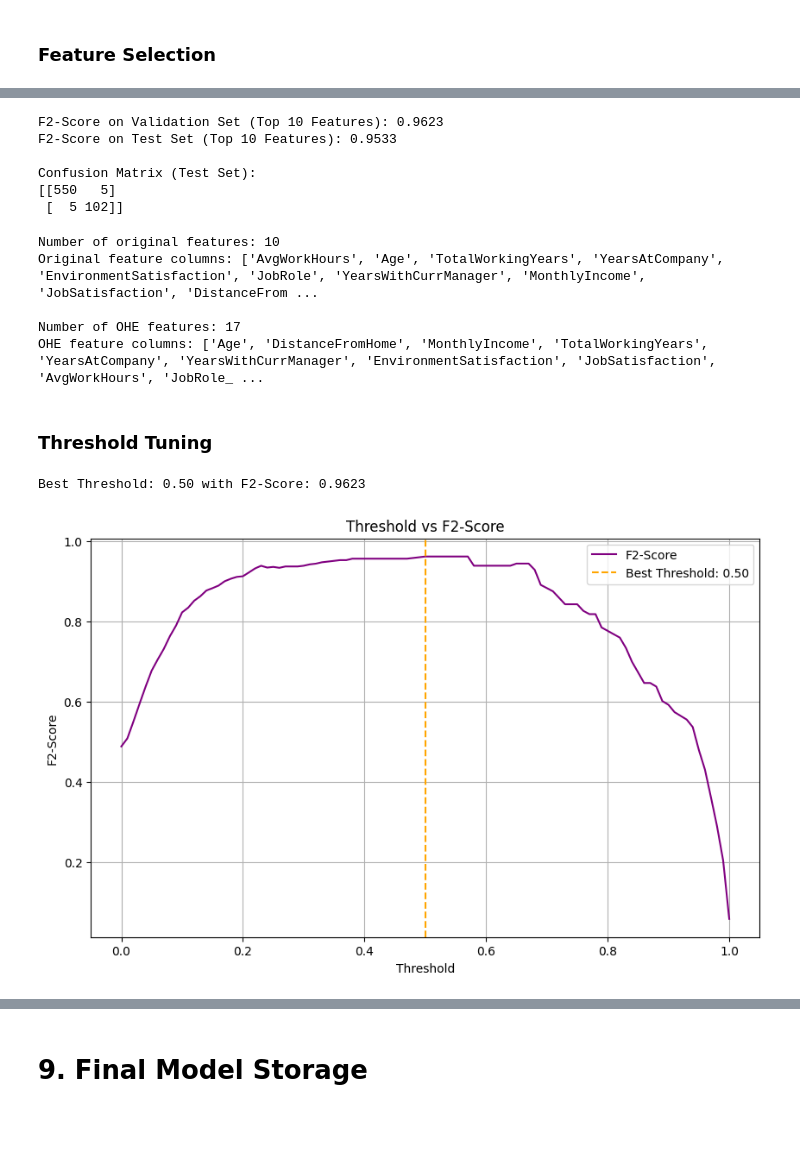
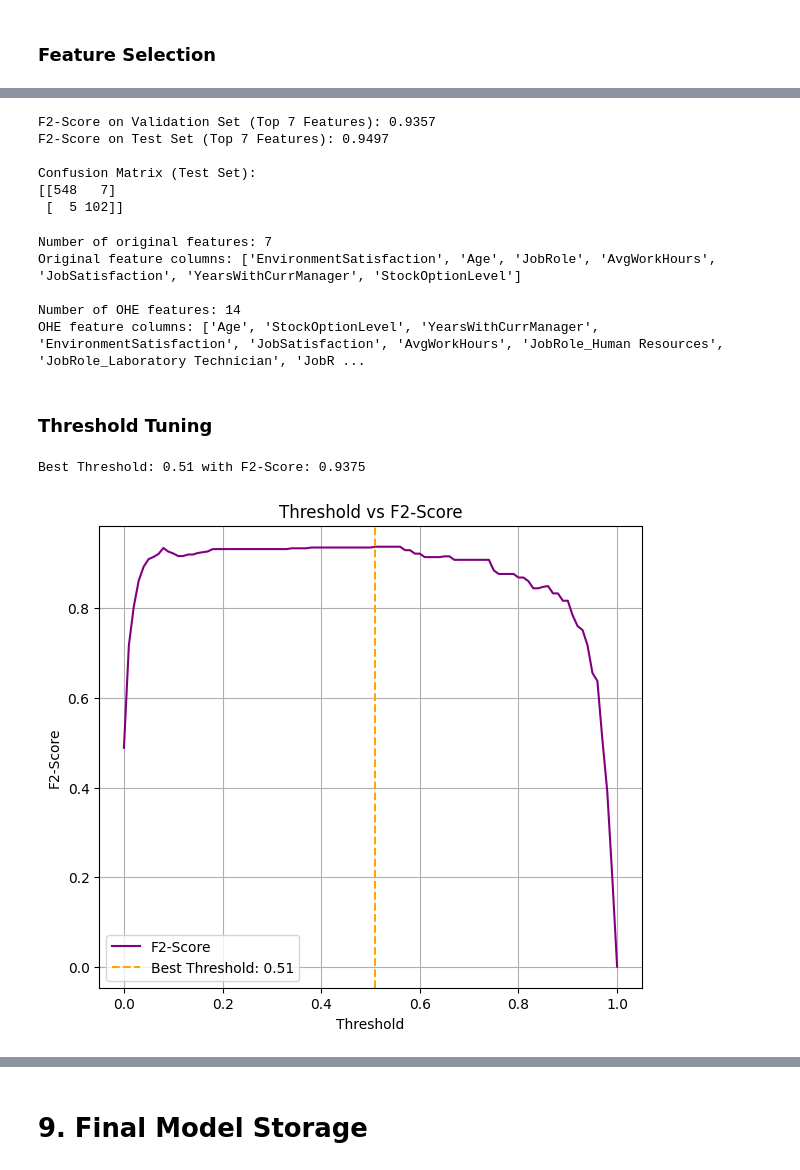
Before and after one commit to afsilmis/employee-attrition-prediction, a Jupyter notebook: notebooks/03_experiments_and_tuning.ipynb, the cells around one changed output, grey strips where cells are left out. Cells and saved outputs as stored; diff of their text form; code cells hidden in the pictures; blank space fills up the shorter version.

```diff
--- a/notebooks/03_experiments_and_tuning.ipynb
+++ b/notebooks/03_experiments_and_tuning.ipynb
@@ -1592,7 +1327,7 @@ feature_map['original_feature'] = feature_map['feature'].apply(
 )
 
 # Get feature importances from the model
-feature_map['importance'] = rf_model.feature_importances_
+feature_map['importance'] = cb_model.feature_importances_
 
 # Aggregate importance per original feature
 agg_importance = feature_map.groupby('original_feature')['importance'].sum().sort_values()
@@ -1613,7 +1348,7 @@ for i in range(len(original_features_ordered)):
     y_val_sel = y_val
 
     # Train and evaluate
-    model = RandomForestClassifier(**best_params, random_state=42)
+    model = CatBoostClassifier(**best_params, random_state=42)
     model.fit(X_train_sel, y_train)
     y_pred = model.predict(X_val_sel)
     f2 = fbeta_score(y_val_sel, y_pred, beta=2, zero_division=0)
@@ -1647,95 +1372,95 @@ plt.show()
 # %%
-# Get the 10 most important original features
-top_10_original_features = agg_importance.sort_values(ascending=False).head(10).index.tolist()
+# Get the 7 most important original features
+top_7_original_features = agg_importance.sort_values(ascending=False).head(7).index.tolist()
 
 # Get all OHE columns from those original features
-selected_ohe_columns = feature_map[feature_map['original_feature'].isin(top_10_original_features)]['feature'].tolist()
+selected_ohe_columns = feature_map[feature_map['original_feature'].isin(top_7_original_features)]['feature'].tolist()
 
 # Subset all datasets
-X_train_top10 = X_train[selected_ohe_columns]
-X_val_top10 = X_val[selected_ohe_columns]
-X_test_top10 = X_test[selected_ohe_columns]
+X_train_top7 = X_train[selected_ohe_columns]
+X_val_top7 = X_val[selected_ohe_columns]
+X_test_top7 = X_test[selected_ohe_columns]
 
 # Retrain the model
-rf_top10 = RandomForestClassifier(**best_params, random_state=42)
-rf_top10.fit(X_train_top10, y_train)
+cb_top7 = CatBoostClassifier(**best_params, random_state=42)
+cb_top7.fit(X_train_top7, y_train)
 
 # Evaluate on validation set
-y_val_pred = rf_top10.predict(X_val_top10)
+y_val_pred = cb_top7.predict(X_val_top7)
 f2_val = fbeta_score(y_val, y_val_pred, beta=2, zero_division=0)
 
-print(f"F2-Score on Validation Set (Top 10 Features): {f2_val:.4f}")
+print(f"F2-Score on Validation Set (Top 7 Features): {f2_val:.4f}")
 
 # Evaluate on test set
-y_test_pred = rf_top10.predict(X_test_top10)
+y_test_pred = cb_top7.predict(X_test_top7)
 f2_test = fbeta_score(y_test, y_test_pred, beta=2, zero_division=0)
-print(f"F2-Score on Test Set (Top 10 Features): {f2_test:.4f}")
+print(f"F2-Score on Test Set (Top 7 Features): {f2_test:.4f}")
 
 # Confusion Matrix
 cm = confusion_matrix(y_test, y_test_pred)
 print("\nConfusion Matrix (Test Set):")
 print(cm)
 # %% [output]
-F2-Score on Validation Set (Top 10 Features): 0.9623
-F2-Score on Test Set (Top 10 Features): 0.9533
+F2-Score on Validation Set (Top 7 Features): 0.9357
+F2-Score on Test Set (Top 7 Features): 0.9497
 
 Confusion Matrix (Test Set):
-[[550   5]
+[[548   7]
  [  5 102]]
 # %%
-# Get top 10 original features by aggregated importance
-top_10_original_features = agg_importance.sort_values(ascending=False).head(10).index.tolist()
+# Get top 7 original features by aggregated importance
+top_7_original_features = agg_importance.sort_values(ascending=False).head(7).index.tolist()
 
 # Get all OHE column names corresponding to those original features
-top_10_ohe_columns = feature_map[feature_map['original_feature'].isin(top_10_original_features)]['feature'].tolist()
+top_7_ohe_columns = feature_map[feature_map['original_feature'].isin(top_7_original_features)]['feature'].tolist()
 
 # Print in requested format
-print(f"Number of original features: {len(top_10_original_features)}")
-print("Original feature columns:", top_10_original_features)
+print(f"Number of original features: {len(top_7_original_features)}")
+print("Original feature columns:", top_7_original_features)
 
-print(f"\nNumber of OHE features: {len(top_10_ohe_columns)}")
-print("OHE feature columns:", top_10_ohe_columns)
+print(f"\nNumber of OHE features: {len(top_7_ohe_columns)}")
+print("OHE feature columns:", top_7_ohe_columns)
 # %% [output]
-Number of original features: 10
-Original feature columns: ['AvgWorkHours', 'Age', 'TotalWorkingYears', 'YearsAtCompany', 'EnvironmentSatisfaction', 'JobRole', 'YearsWithCurrManager', 'MonthlyIncome', 'JobSatisfaction', 'DistanceFrom ...
+Number of original features: 7
+Original feature columns: ['EnvironmentSatisfaction', 'Age', 'JobRole', 'AvgWorkHours', 'JobSatisfaction', 'YearsWithCurrManager', 'StockOptionLevel']
 
-Number of OHE features: 17
-OHE feature columns: ['Age', 'DistanceFromHome', 'MonthlyIncome', 'TotalWorkingYears', 'YearsAtCompany', 'YearsWithCurrManager', 'EnvironmentSatisfaction', 'JobSatisfaction', 'AvgWorkHours', 'JobRole_ ...
+Number of OHE features: 14
+OHE feature columns: ['Age', 'StockOptionLevel', 'YearsWithCurrManager', 'EnvironmentSatisfaction', 'JobSatisfaction', 'AvgWorkHours', 'JobRole_Human Resources', 'JobRole_Laboratory Technician', 'JobR ...
 # %% [markdown]
 ### Threshold Tuning
 # %%
 # Get predicted probabilities on the validation set
-y_val_proba = rf_top10.predict_proba(X_val_top10)[:, 1]
+y_val_proba = cb_top7.predict_proba(X_val_top7)[:, 1]
 
 # Try different threshold values from 0.00 to 1.00
 thresholds = np.arange(0.0, 1.01, 0.01)
 f2_scores = []
 
 for thresh in thresholds:
     # Convert probabilities to binary predictions using the current threshold
     y_val_pred_thresh = (y_val_proba >= thresh).astype(int)
 
     # Calculate F2-Score for the current threshold
     score = fbeta_score(y_val, y_val_pred_thresh, beta=2, zero_division=0)
     f2_scores.append(score)
 
 # Find the threshold that gives the highest F2-Score
 best_thresh_idx = np.argmax(f2_scores)
 best_threshold = thresholds[best_thresh_idx]
 best_f2 = f2_scores[best_thresh_idx]
 
 print(f"Best Threshold: {best_threshold:.2f} with F2-Score: {best_f2:.4f}")
 
 # Plot F2-Score vs Threshold
-plt.figure(figsize=(10, 6))
+plt.figure(figsize=(7, 6))
 plt.plot(thresholds, f2_scores, label='F2-Score', color='purple')
 plt.axvline(x=best_threshold, color='orange', linestyle='--', label=f'Best Threshold: {best_threshold:.2f}')
 plt.xlabel('Threshold')
 plt.ylabel('F2-Score')
 plt.title('Threshold vs F2-Score')
 plt.legend()
 plt.grid(True)
 plt.show()
 # %% [output]
-Best Threshold: 0.50 with F2-Score: 0.9623
+Best Threshold: 0.51 with F2-Score: 0.9375
-[figure, old version]
+[figure, new version]
```
Also changed, not shown: parts of 15 cells of this notebook.
